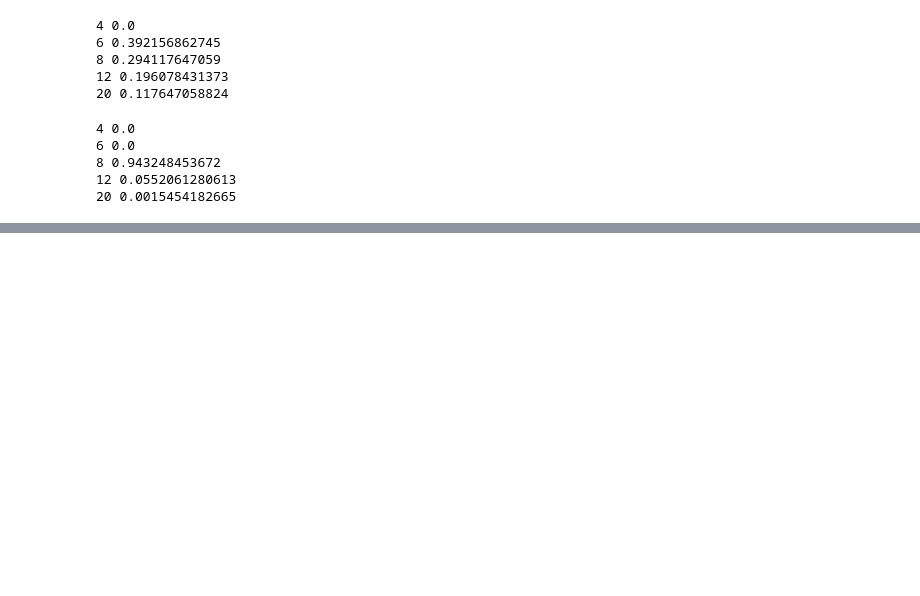
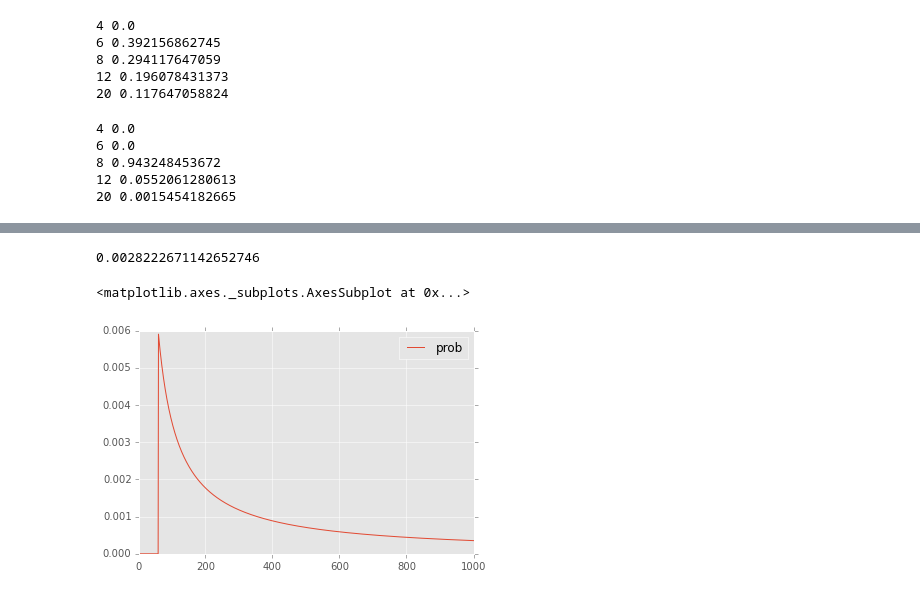
Before and after one commit to doolingdavid/ThinkBayes, a Jupyter notebook: code/notes.ipynb, the cells around one changed output, grey strips where cells are left out. Drawn from its saved outputs; the diff is of its cells as text; code cells hidden in the pictures; blank space fills up the shorter version.

```diff
--- a/code/notes.ipynb
+++ b/code/notes.ipynb
@@ -795,0 +810,26 @@ suite.Print()
+# %%
+class Train(Suite):
+    def Likelihood(self, data, hypo):
+        if hypo < data:
+            return 0
+        else:
+            return 1.0/hypo
+# %%
+suite = Train(hypos)
+# %%
+suite.Update(60)
+# %% [output]
+0.0028222671142652746
+# %%
+suite.Items()
+
+trainindex = [t[0] for t in suite.Items()]
+trainprob = [t[1] for t in suite.Items()]
+# %%
+dftrain = pd.DataFrame({'prob': trainprob,
+                        'number': trainindex}, index=trainindex)
+# %%
+dftrain[['prob']].plot()
+# %% [output]
+<matplotlib.axes._subplots.AxesSubplot at 0x...>
+[figure, added]
```
Also changed, not shown: parts of 4 cells of this notebook.
